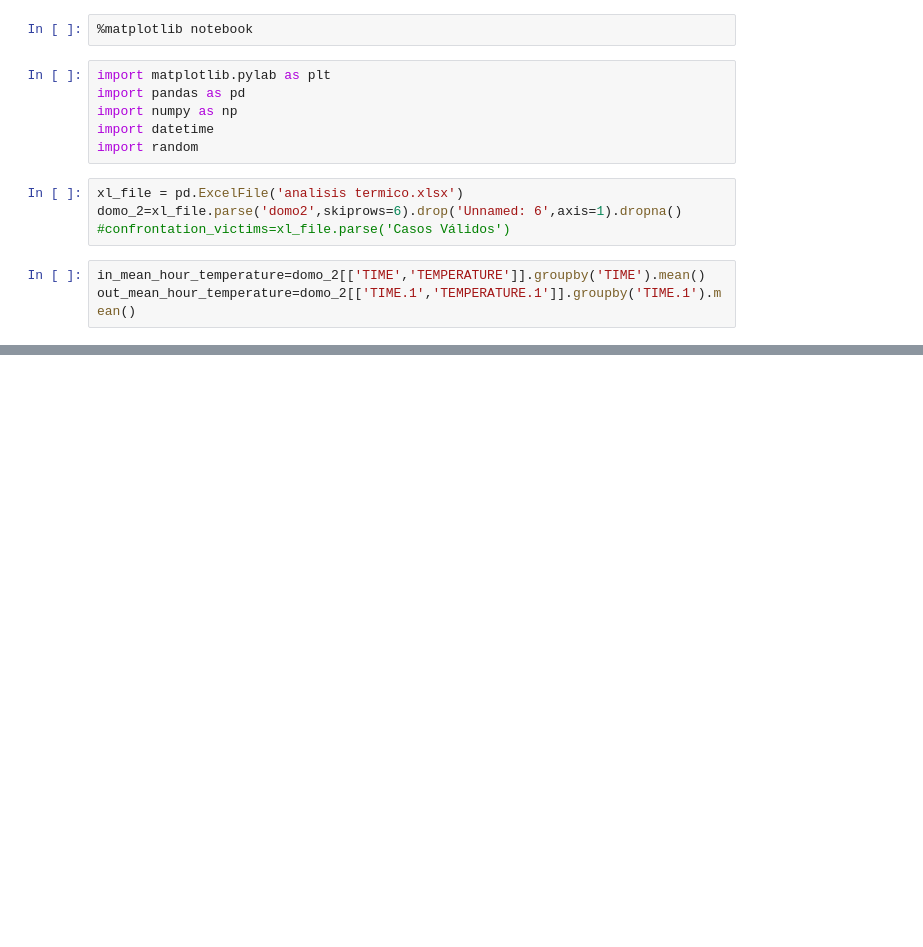
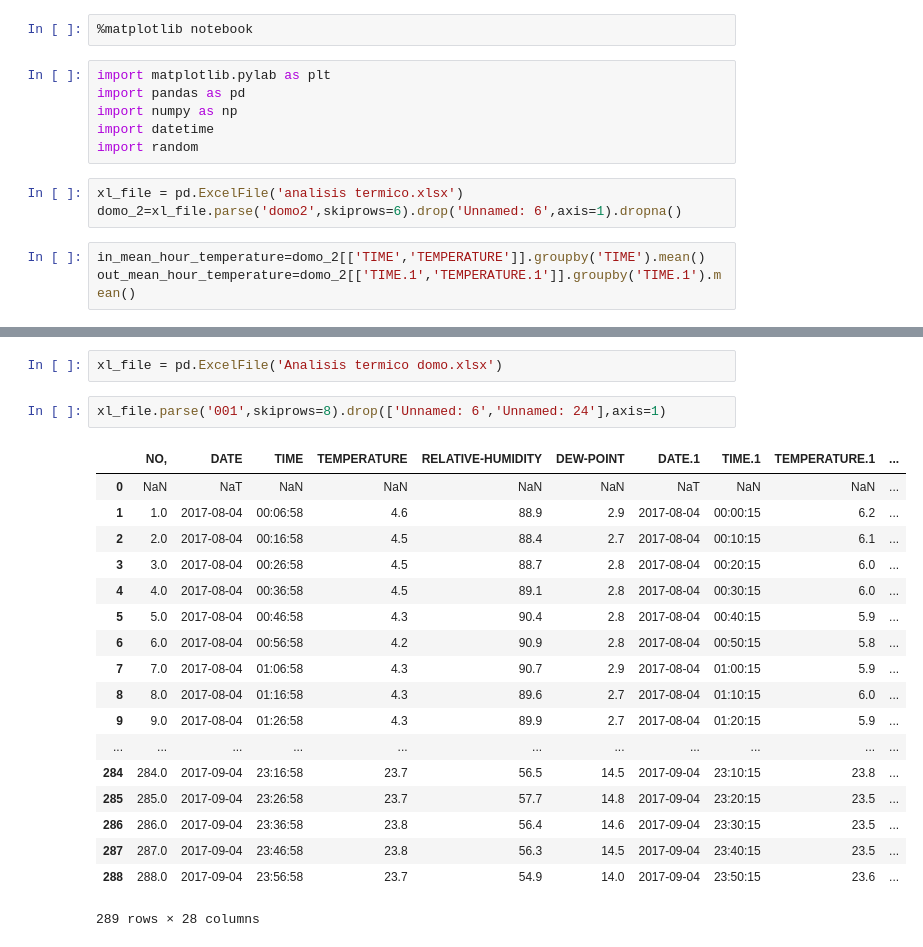
Before and after one commit to lamahechag/Analisis_temperaturas, a Jupyter notebook: Analisis_temperaturas.ipynb, the cells around one changed output, grey strips where cells are left out. Saved outputs shown, nothing was run; the diff lists cells and outputs as text; blank space fills up the shorter version.

Commit message:
domo 2

```diff
--- a/Analisis_temperaturas.ipynb
+++ b/Analisis_temperaturas.ipynb
@@ -9,7 +9,6 @@ import random
 # %%
 xl_file = pd.ExcelFile('analisis termico.xlsx')
 domo_2=xl_file.parse('domo2',skiprows=6).drop('Unnamed: 6',axis=1).dropna()
-#confrontation_victims=xl_file.parse('Casos Válidos')
 # %%
 in_mean_hour_temperature=domo_2[['TIME','TEMPERATURE']].groupby('TIME').mean()
 out_mean_hour_temperature=domo_2[['TIME.1','TEMPERATURE.1']].groupby('TIME.1').mean()
@@ -42,3 +41,26 @@ plt.show()
 # %% [output]
 [interactive output not drawn]
 [interactive output not drawn]
+# %%
+xl_file = pd.ExcelFile('Analisis termico domo.xlsx')
+# %%
+xl_file.parse('001',skiprows=8).drop(['Unnamed: 6','Unnamed: 24'],axis=1)
+# %% [output]
+|  | NO, | DATE | TIME | TEMPERATURE | RELATIVE-HUMIDITY | DEW-POINT | DATE.1 | TIME.1 | TEMPERATURE.1 | ... |
+| 0 | NaN | NaT | NaN | NaN | NaN | NaN | NaT | NaN | NaN | ... |
+| 1 | 1.0 | 2017-08-04 | 00:06:58 | 4.6 | 88.9 | 2.9 | 2017-08-04 | 00:00:15 | 6.2 | ... |
+| 2 | 2.0 | 2017-08-04 | 00:16:58 | 4.5 | 88.4 | 2.7 | 2017-08-04 | 00:10:15 | 6.1 | ... |
+| 3 | 3.0 | 2017-08-04 | 00:26:58 | 4.5 | 88.7 | 2.8 | 2017-08-04 | 00:20:15 | 6.0 | ... |
+| 4 | 4.0 | 2017-08-04 | 00:36:58 | 4.5 | 89.1 | 2.8 | 2017-08-04 | 00:30:15 | 6.0 | ... |
+| 5 | 5.0 | 2017-08-04 | 00:46:58 | 4.3 | 90.4 | 2.8 | 2017-08-04 | 00:40:15 | 5.9 | ... |
+| 6 | 6.0 | 2017-08-04 | 00:56:58 | 4.2 | 90.9 | 2.8 | 2017-08-04 | 00:50:15 | 5.8 | ... |
+| 7 | 7.0 | 2017-08-04 | 01:06:58 | 4.3 | 90.7 | 2.9 | 2017-08-04 | 01:00:15 | 5.9 | ... |
+| 8 | 8.0 | 2017-08-04 | 01:16:58 | 4.3 | 89.6 | 2.7 | 2017-08-04 | 01:10:15 | 6.0 | ... |
+| 9 | 9.0 | 2017-08-04 | 01:26:58 | 4.3 | 89.9 | 2.7 | 2017-08-04 | 01:20:15 | 5.9 | ... |
+| ... | ... | ... | ... | ... | ... | ... | ... | ... | ... | ... |
+| 284 | 284.0 | 2017-09-04 | 23:16:58 | 23.7 | 56.5 | 14.5 | 2017-09-04 | 23:10:15 | 23.8 | ... |
+| 285 | 285.0 | 2017-09-04 | 23:26:58 | 23.7 | 57.7 | 14.8 | 2017-09-04 | 23:20:15 | 23.5 | ... |
+| 286 | 286.0 | 2017-09-04 | 23:36:58 | 23.8 | 56.4 | 14.6 | 2017-09-04 | 23:30:15 | 23.5 | ... |
+| 287 | 287.0 | 2017-09-04 | 23:46:58 | 23.8 | 56.3 | 14.5 | 2017-09-04 | 23:40:15 | 23.5 | ... |
+| 288 | 288.0 | 2017-09-04 | 23:56:58 | 23.7 | 54.9 | 14.0 | 2017-09-04 | 23:50:15 | 23.6 | ... |
+289 rows × 28 columns
```
Also changed, not shown: parts of 1 cell of this notebook.
